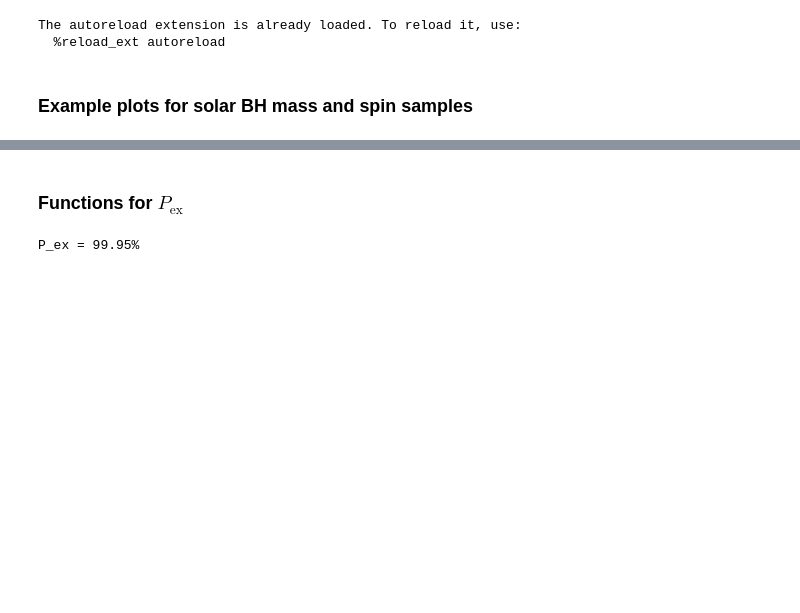
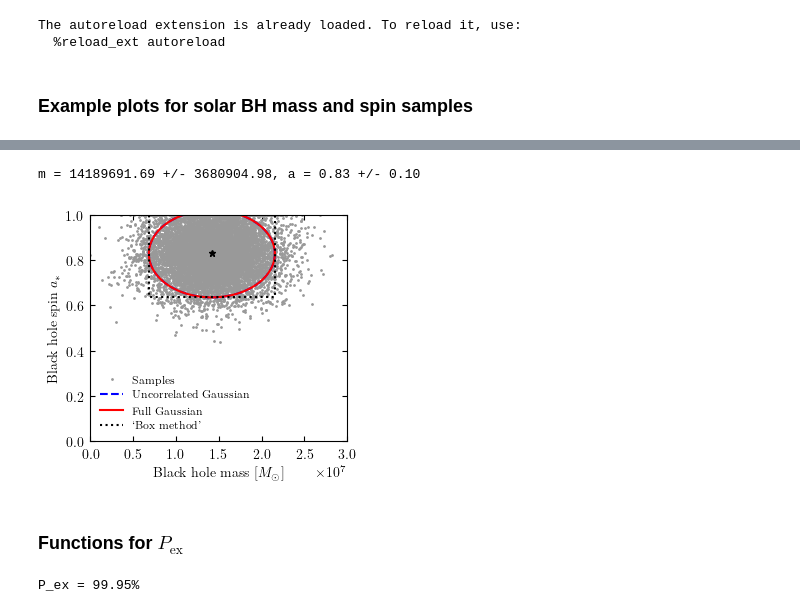
Before and after one commit to sebhoof/bhsr, a Jupyter notebook: examples.ipynb, the cells around one changed output, grey strips where cells are left out. Cells and saved outputs as stored; diff of their text form; code cells hidden in the pictures; blank space fills up the shorter version.

```diff
--- a/examples.ipynb
+++ b/examples.ipynb
@@ -75,3 +78,14 @@ m = 11.10 +/- 1.53, a = 0.60 +/- 0.16
+# %%
+# Some mock data for Mrk 335
+# M = 14.2e6 +/- 3.7e6 (https://arxiv.org/pdf/astro-ph/0407299.pdf)
+# a = 0.83 +0.09/−0.13 -> +/- 0.1 (https://arxiv.org/pdf/1210.4593.pdf)
+mrk33_m = np.maximum(rng.normal(loc=14.2e6, scale=3.7e6, size=10000), 0)
+mrk33_a = np.minimum(rng.normal(loc=0.83, scale=0.1, size=10000), 1)
+
+plot_m_a(mrk33_m, mrk33_a, label='MRK_335', bfit=[14.2e6, 0.83], xlims=[0, 30e6])
+# %% [output]
+m = 14189691.69 +/- 3680904.98, a = 0.83 +/- 0.10
+[figure, added]
 # %% [markdown]
 ### Functions for $P_\text{ex}$
 # %%
```
Also changed, not shown: parts of 14 cells of this notebook, 52 other files.
